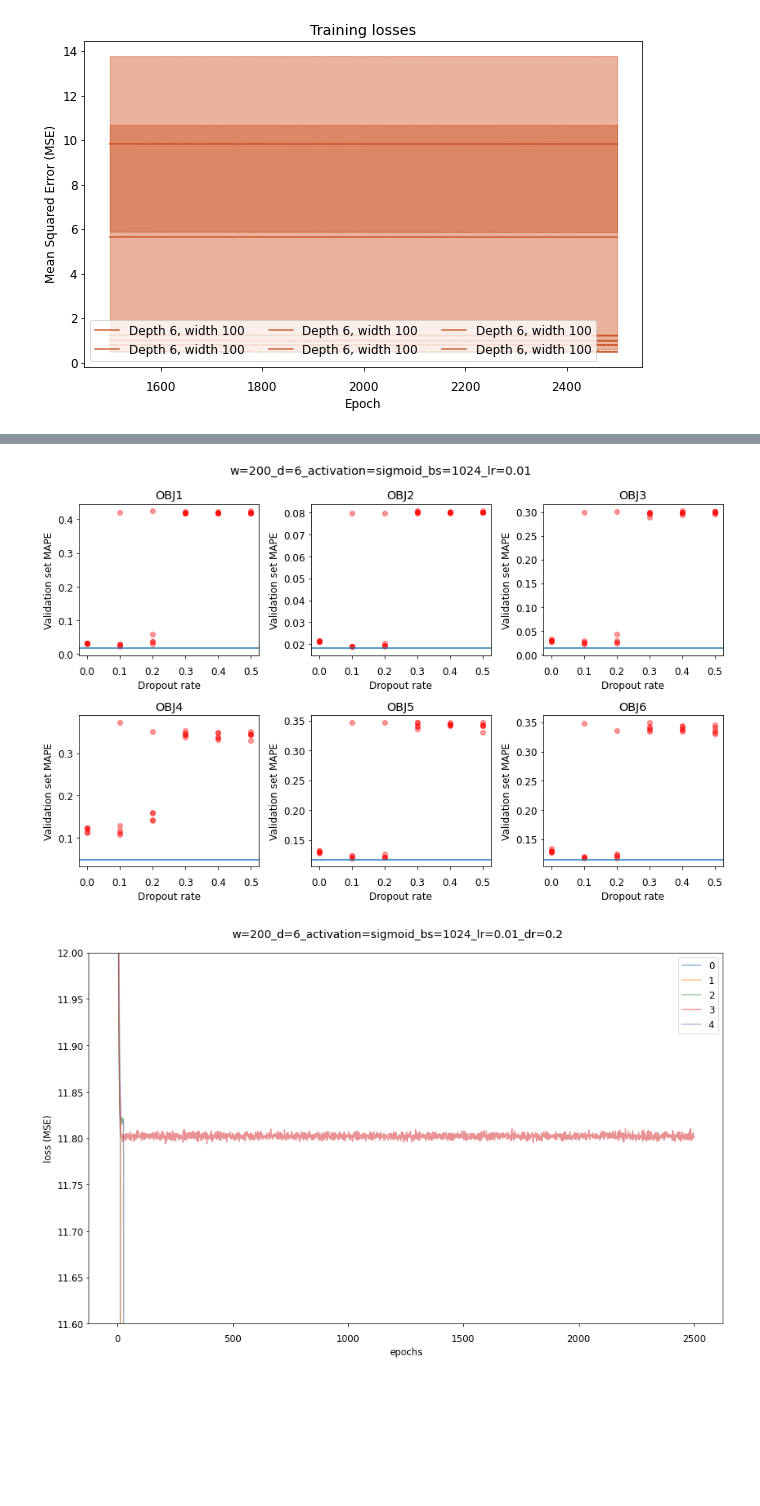
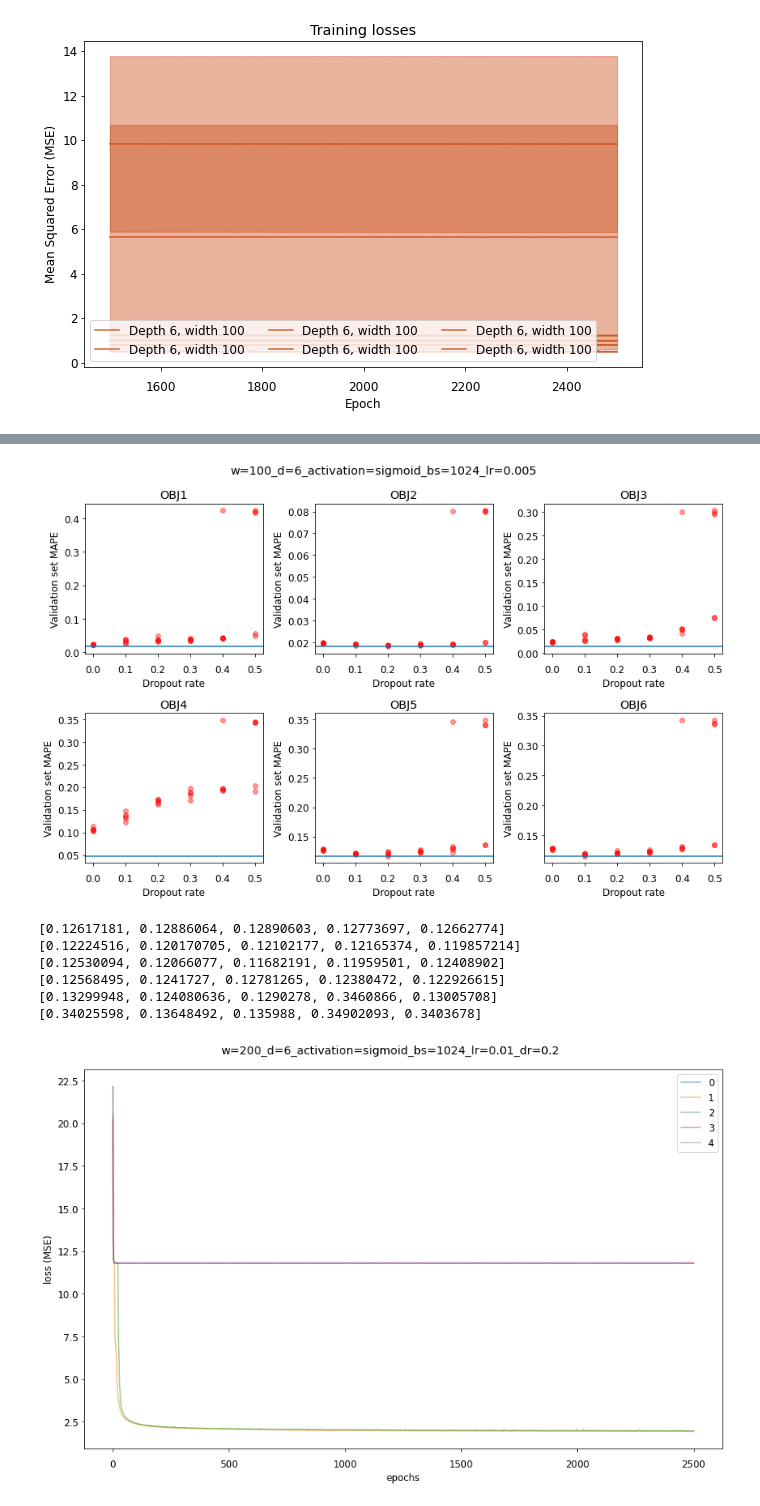
Before and after one commit to joshvillarreal/rfq-nn, a Jupyter notebook: notebooks/read_scan_results.ipynb, the cells around one changed output, grey strips where cells are left out. Drawn from its saved outputs; the diff is of its cells as text; code cells hidden in the pictures; blank space fills up the shorter version.

```diff
--- a/notebooks/read_scan_results.ipynb
+++ b/notebooks/read_scan_results.ipynb
@@ -4,7 +4,7 @@ import numpy as np
 import matplotlib.pyplot as plt
 import pandas as pd
 # %%
-with open('../results/2022-11-02_18:08:30_results.json') as f:
+with open('../results/2022-11-03_01:20:56_results.json') as f:
     data = json.load(f)
 # %%
 for d in data:
@@ -182,30 +186,40 @@ for d in data:
             ax.scatter([dropout_rate]*5, mape_val, color='r', alpha=0.4)
 
 fig.tight_layout(rect=[0, 0.03, 1, 0.95])
-fig.suptitle('w=200_d=6_activation=sigmoid_bs=1024_lr=0.01')
+fig.suptitle('w=100_d=6_activation=sigmoid_bs=1024_lr=0.005')
 plt.show()
 # %% [output]
-[figure, old version]
+[figure, new version]
+# %%
+for d in data:
+    print(d['results']['by_response']['OBJ5']['mape_val'])
+# %% [output]
+[0.12617181, 0.12886064, 0.12890603, 0.12773697, 0.12662774]
+[0.12224516, 0.120170705, 0.12102177, 0.12165374, 0.119857214]
+[0.12530094, 0.12066077, 0.11682191, 0.11959501, 0.12408902]
+[0.12568495, 0.1241727, 0.12781265, 0.12380472, 0.122926615]
+[0.13299948, 0.124080636, 0.1290278, 0.3460866, 0.13005708]
+[0.34025598, 0.13648492, 0.135988, 0.34902093, 0.3403678]
 # %%
 # mapes
 fig, ax = plt.subplots(1, 1, figsize=(12, 8))
 
 for d in data:
     configs = d['configs']
     results = d['results']
     dropout_rate = configs['dropout_rate']
-    if dropout_rate == 0.2:
+    if dropout_rate == 0.5:
         training_losses = results['total']['training_losses']
 
         for fold_id in range(5):
             ax.plot(np.arange(1, 2501), training_losses[fold_id], alpha=0.5, label=fold_id)
 
 plt.legend()
 fig.tight_layout(rect=[0, 0.03, 1, 0.95])
 fig.suptitle('w=200_d=6_activation=sigmoid_bs=1024_lr=0.01_dr=0.2')
 ax.set_xlabel('epochs')
 ax.set_ylabel('loss (MSE)')
-ax.set_ylim(11.6, 12.)
+#ax.set_ylim(11.6, 12.)
 plt.show()
 # %% [output]
-[figure, old version]
+[figure, new version]
```
Also changed, not shown: parts of 3 cells of this notebook, 1 other file.
